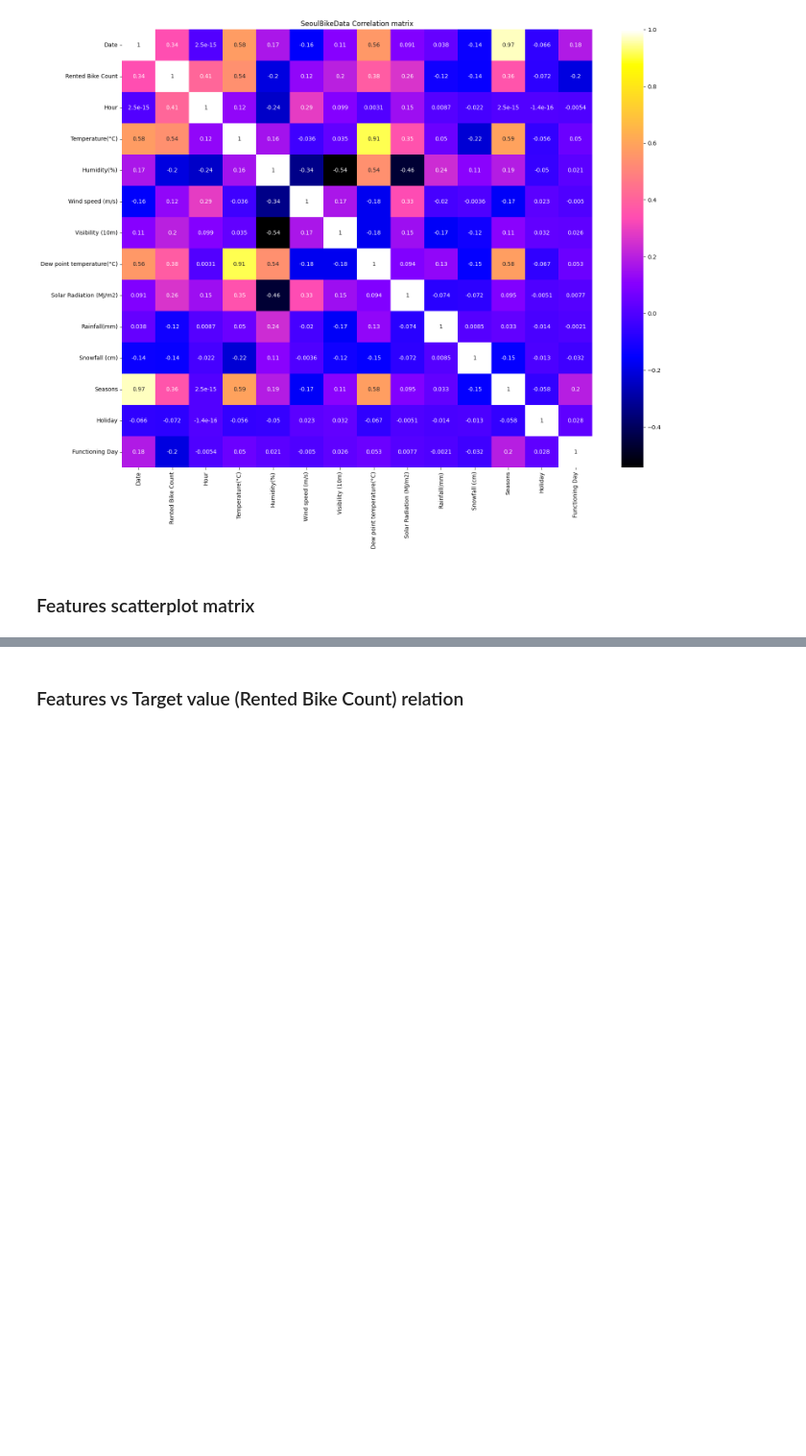
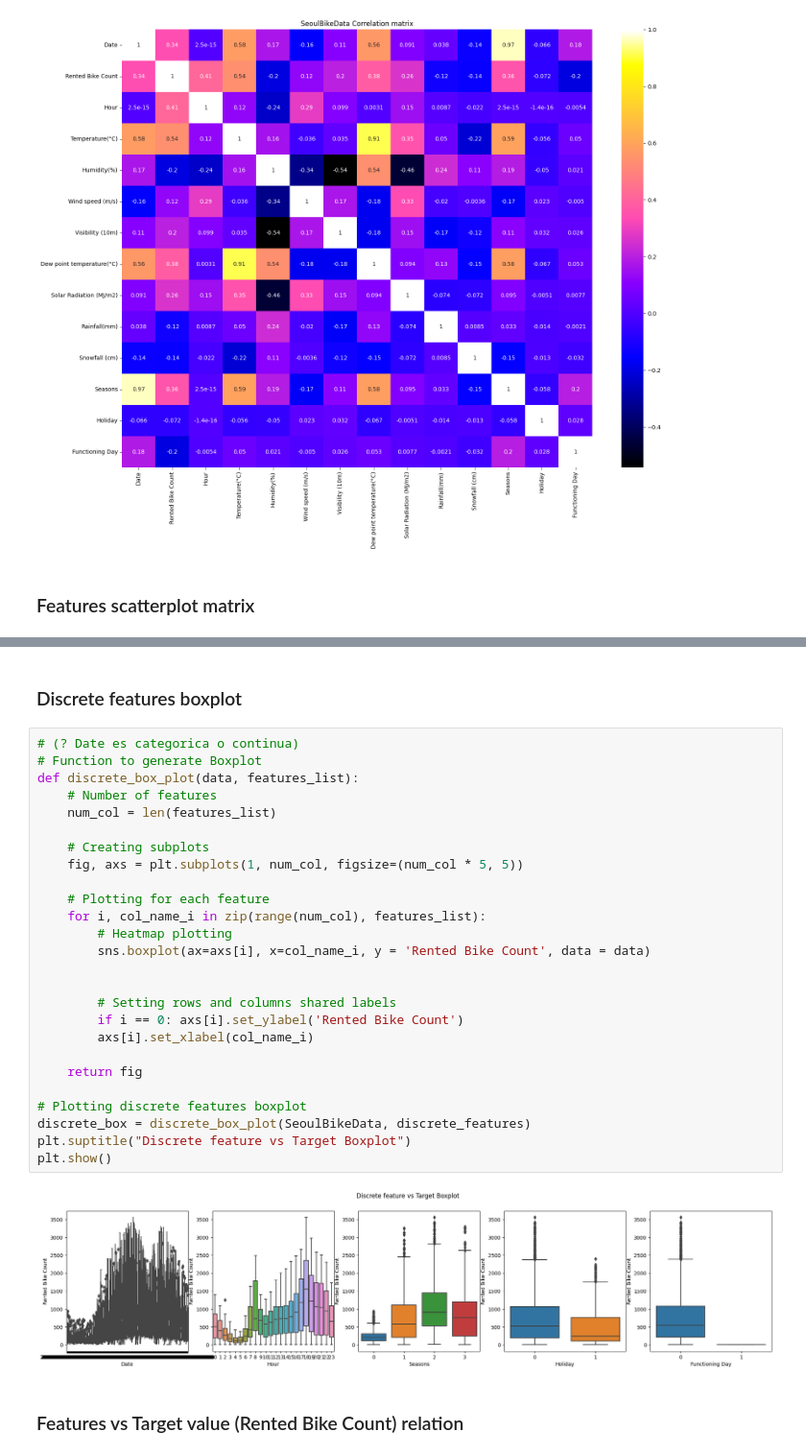
Before and after one commit to IvanGomez37/Final-Project-FoML, a Jupyter notebook: seoul_bike.ipynb, the cells around one changed output, grey strips where cells are left out. Shown at 96% size. Drawn from its saved outputs; the diff is of its cells as text; blank space fills up the shorter version.

```diff
--- a/seoul_bike.ipynb
+++ b/seoul_bike.ipynb
@@ -286,3 +299,33 @@ plt.show()
+# %% [markdown]
+### Discrete features boxplot
+# %%
+# (? Date es categorica o continua)
+# Function to generate Boxplot
+def discrete_box_plot(data, features_list):
+    # Number of features
+    num_col = len(features_list)
+
+    # Creating subplots
+    fig, axs = plt.subplots(1, num_col, figsize=(num_col * 5, 5))
+
+    # Plotting for each feature
+    for i, col_name_i in zip(range(num_col), features_list):
+        # Heatmap plotting
+        sns.boxplot(ax=axs[i], x=col_name_i, y = 'Rented Bike Count', data = data)
+
+
+        # Setting rows and columns shared labels
+        if i == 0: axs[i].set_ylabel('Rented Bike Count')
+        axs[i].set_xlabel(col_name_i)
+
+    return fig
+
+# Plotting discrete features boxplot
+discrete_box = discrete_box_plot(SeoulBikeData, discrete_features)
+plt.suptitle("Discrete feature vs Target Boxplot")
+plt.show()
+# %% [output]
+[figure, added]
 # %% [markdown]
 ### Features vs Target value (Rented Bike Count) relation
 # %%
```
Also changed, not shown: parts of 6 cells of this notebook.
